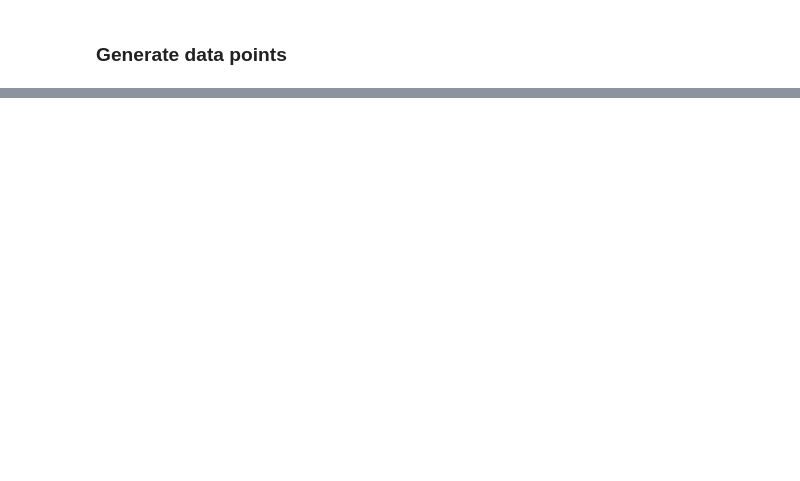
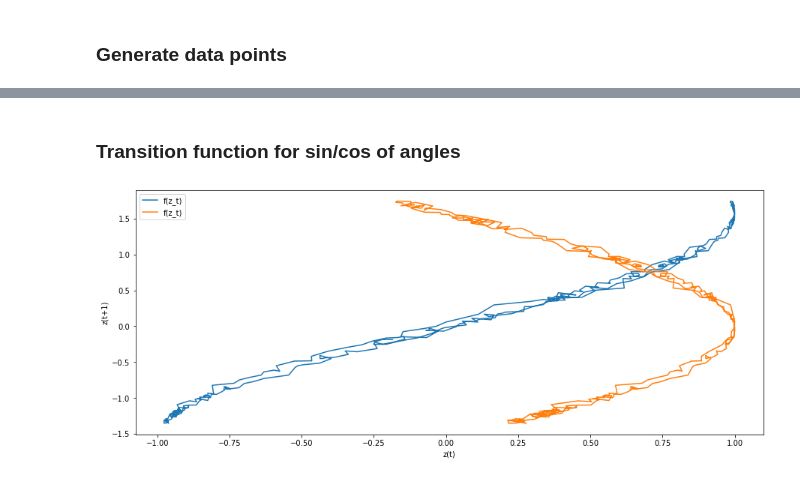
Before and after one commit to Archibald-Lafraik/pipps, a Jupyter notebook: double_pendulum/pendulum.ipynb, the cells around one changed output, grey strips where cells are left out. Saved outputs shown, nothing was run; the diff lists cells and outputs as text; code cells hidden in the pictures; blank space fills up the shorter version.

```diff
--- a/double_pendulum/pendulum.ipynb
+++ b/double_pendulum/pendulum.ipynb
@@ -42,0 +51,13 @@ plt.show()
+# %% [markdown]
+### Transition function for sin/cos of angles
+# %%
+plt.figure(figsize=(15, 6))
+plt.plot(sin_states[:400, 0, 1], states[1:401, 0, 1], label="f(z_t)")
+plt.plot(cos_states[:400, 0, 1], states[1:401, 0, 1], label="f(z_t)")
+plt.xlabel('z(t)')
+plt.ylabel('z(t+1)')
+plt.legend()
+plt.savefig('pendulum_transitions.jpg', bbox_inches='tight')
+plt.show()
+# %% [output]
+[figure, added]
```
Also changed, not shown: parts of 13 cells of this notebook, 4 other files.
